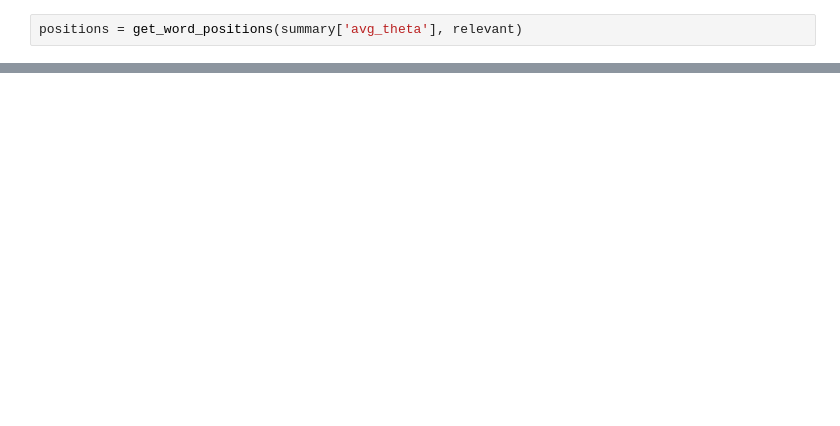
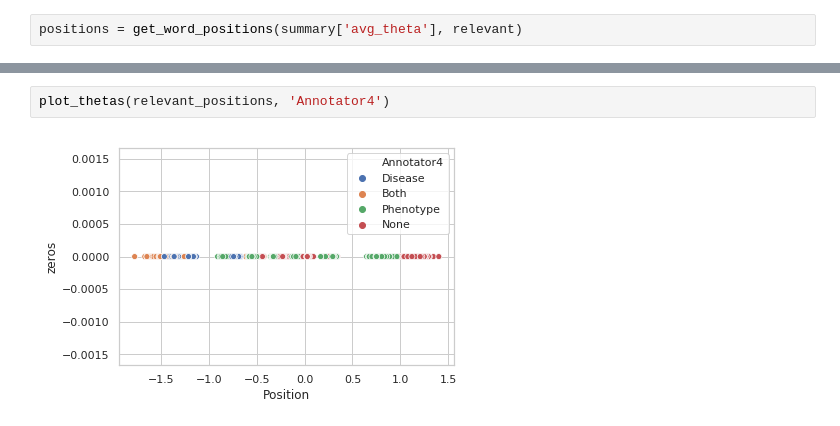
Before and after one commit to AkshitaB/scripps, a Jupyter notebook: graphical/BiasAndPosition.ipynb, the cells around one changed output, grey strips where cells are left out. Cells and saved outputs as stored; diff of their text form; blank space fills up the shorter version.

```diff
--- a/graphical/BiasAndPosition.ipynb
+++ b/graphical/BiasAndPosition.ipynb
@@ -429,0 +428,4 @@ all_vars['thetas']
+# %%
+plot_thetas(relevant_positions, 'Annotator4')
+# %% [output]
+[figure, added]
```
Also changed, not shown: parts of 35 cells of this notebook.
